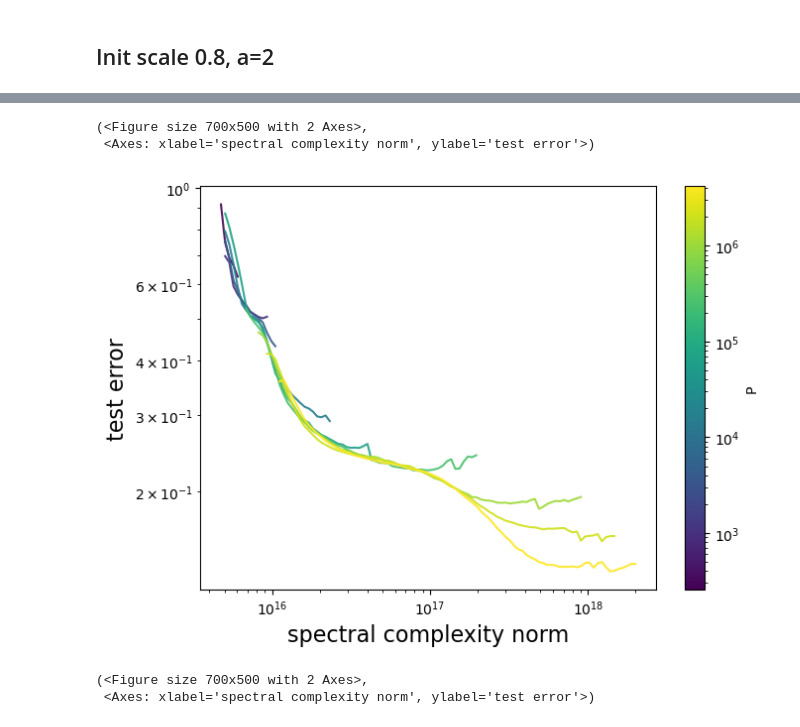
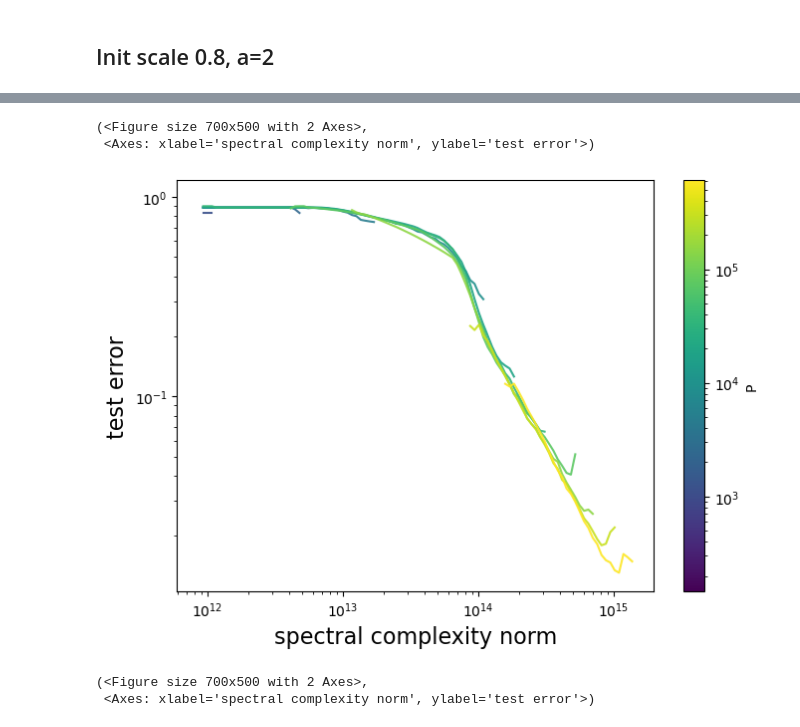
Before and after one commit to f-damico/theory-language-modelling, a Jupyter notebook: conv_rhm_dynamics.ipynb, the cells around one changed output, grey strips where cells are left out. Saved outputs shown, nothing was run; the diff lists cells and outputs as text; code cells hidden in the pictures.

```diff
--- a/conv_rhm_dynamics.ipynb
+++ b/conv_rhm_dynamics.ipynb
@@ -1524,5 +1445,5 @@ plot_err_vs_norm_all_curves(
 # %%
-res = np.load("results/exp_A1_v1.npy", allow_pickle=True).item()
+res = np.load("results/conv_L4_A2_hcnn_v1.npy", allow_pickle=True).item()
 
 print(res.keys())
 print("P values:", res["P_values"])
@@ -1604,17 +1572,17 @@ gamma_pred = gamma1_global * gamma2 = -0.163827
 # %%
 plot_err_vs_norm_all_curves(
     res,
-    norm_type="spectral_complexity_no_QK",
+    norm_type="spectral_complexity",
     xscale="log",
     yscale="log",
     average_seeds=True,
     avg_num_x=100,
 
 )
 # %% [output]
 (<Figure size 700x500 with 2 Axes>,
  <Axes: xlabel='spectral complexity norm', ylabel='test error'>)
-[figure, old version]
+[figure, new version]
 # %%
 plot_err_vs_norm_all_curves(
     res,
```
Also changed, not shown: parts of 19 cells of this notebook, 26 other files.
